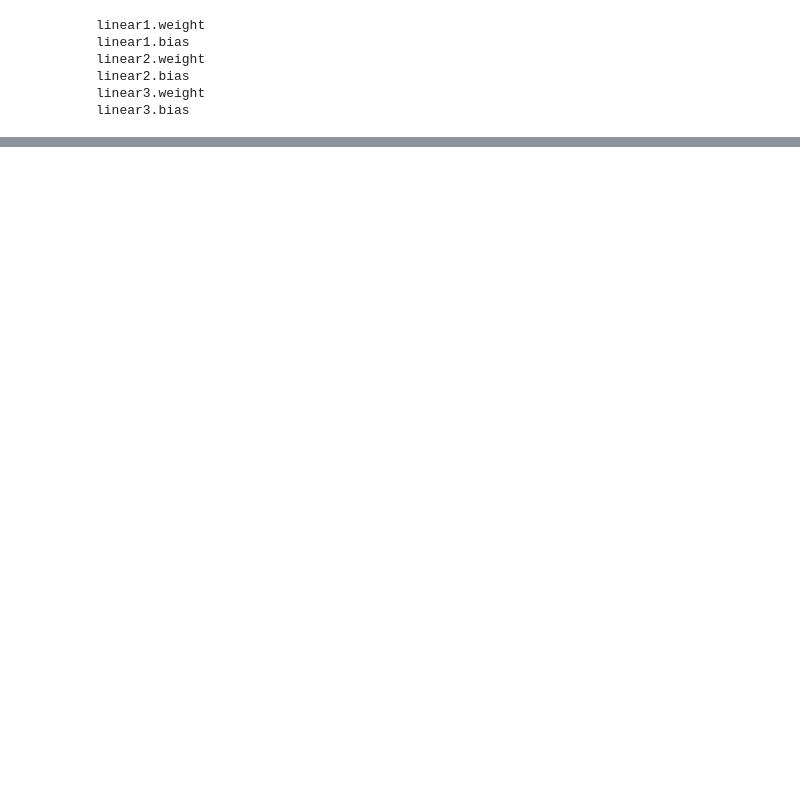
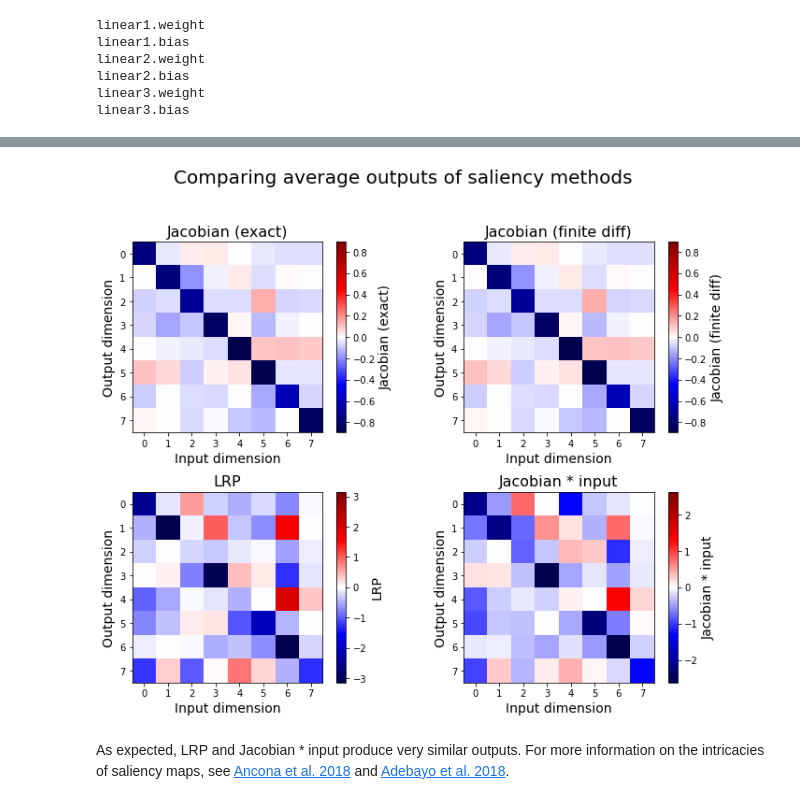
Before and after one commit to m2lines/L96_demo, a Jupyter notebook: 07-Interpretability-of-ML/LRP-L96.ipynb, the cells around one changed output, grey strips where cells are left out. Saved outputs shown, nothing was run; the diff lists cells and outputs as text; code cells hidden in the pictures; blank space fills up the shorter version.

```diff
--- a/07-Interpretability-of-ML/LRP-L96.ipynb
+++ b/07-Interpretability-of-ML/LRP-L96.ipynb
@@ -213,0 +263,27 @@ fig.savefig('LRP-L96-gradient.jpeg',bbox_inches = 'tight',dpi = 100)
+# %%
+comparisons = [
+    (jacobians, "Jacobian (exact)"),
+    (approx_jacobians, "Jacobian (finite diff)"),
+    (LRP, "LRP"),
+    (jacobians * Xtrue[:200][:,np.newaxis,:], "Jacobian * input")
+]
+
+fig = plt.figure(figsize=(10,8))
+fig.suptitle("Comparing average outputs of saliency methods", fontsize=20, y=1.0, va='bottom')
+
+for i, (saliency, label) in enumerate(comparisons):
+    plt.subplot(2, 2, i+1)
+    plt.title(label, fontsize=16)
+    imshow(saliency.mean(0))
+    plt.colorbar().set_label(label, fontsize=14)
+    plt.xticks(range(8))
+    plt.yticks(range(8))
+    plt.xlabel("Input dimension", fontsize=14)
+    plt.ylabel("Output dimension", fontsize=14)
+
+plt.tight_layout()
+plt.show()
+# %% [output]
+[figure, added]
+# %% [markdown]
+As expected, LRP and Jacobian * input produce very similar outputs. For more information on the intricacies of saliency maps, see [Ancona et al. 2018](https://arxiv.org/pdf/1711.06104.pdf) and [Adebayo et al. 2018](https://proceedings.neurips.cc/paper/2018/file/294a8ed24b1ad22ec2e7efea049b8737-Paper.pdf).
```
Also changed, not shown: parts of 27 cells of this notebook.
